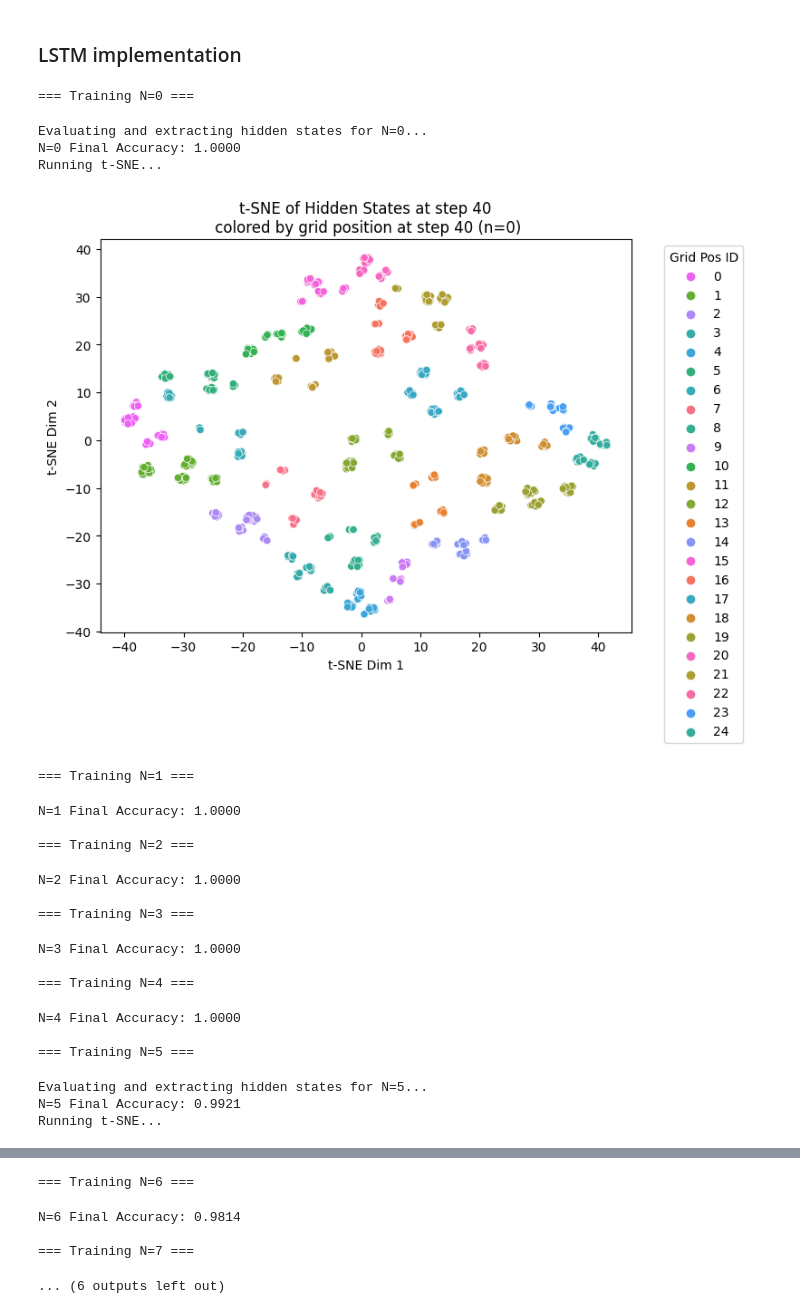
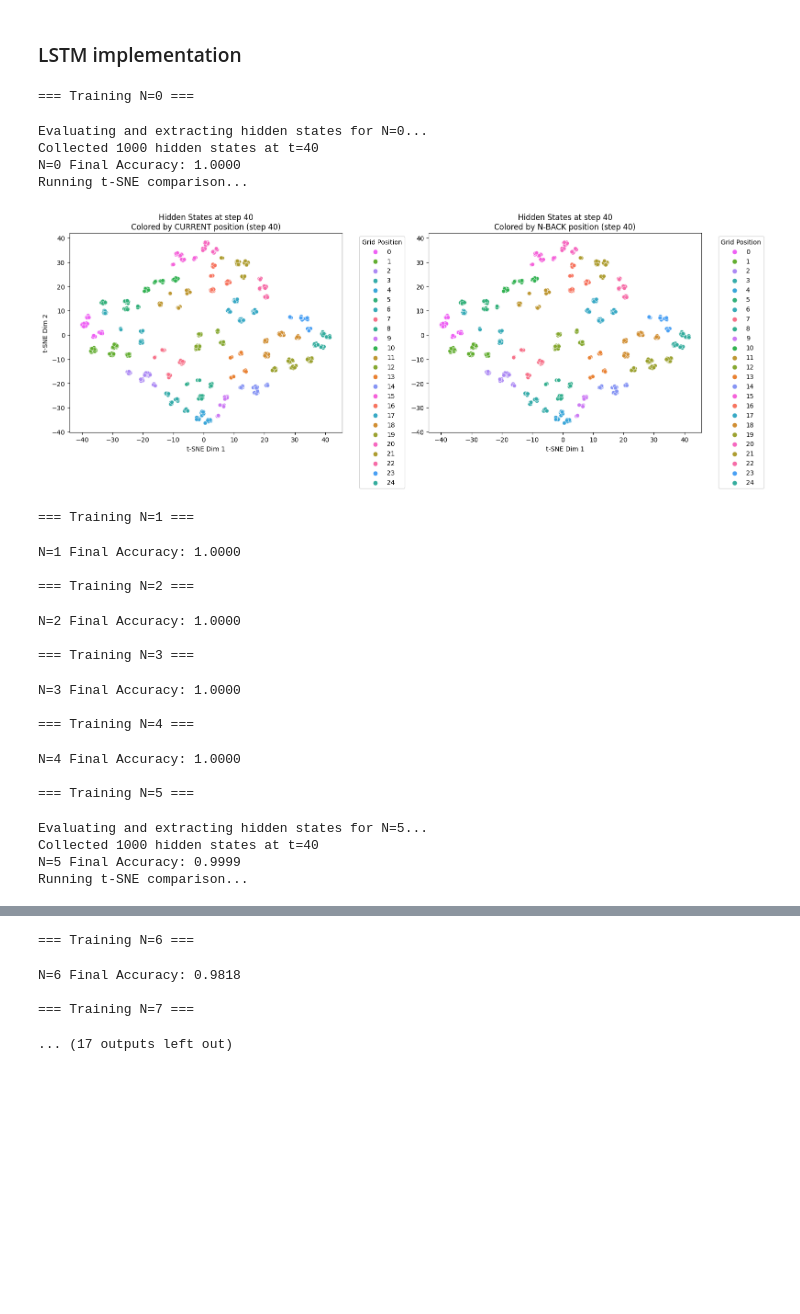
Before and after one commit to neur1s/GridVaders, a Jupyter notebook: lstm.ipynb, the cells around one changed output, grey strips where cells are left out. Drawn from its saved outputs; the diff is of its cells as text; code cells hidden in the pictures; blank space fills up the shorter version.

Commit message:
Add tSNE for current position and N-step back grouping

```diff
--- a/lstm.ipynb
+++ b/lstm.ipynb
@@ -150,7 +158,8 @@ class NBackTrainer:
         self.model.eval()
         correct = total = 0
         all_hidden_states = []
-        all_labels = []
+        current_labels = []
+        nback_labels = []
 
         with torch.no_grad():
             for actions, targets in test_loader:
@@ -169,21 +178,27 @@ class NBackTrainer:
                 correct += (preds == tgts).sum().item()
                 total += tgts.numel()
 
-                if return_hidden_states and time_step is not None and time_step < SEQ_LENGTH:
-                    valid_batch_idx = (targets.shape[1] > time_step + 1)
-                    for i in range(batch_size):
-                        if valid_batch_idx:
-                            hidden = lstm_out[i, time_step, :].cpu().numpy()
-                            label = targets[i, time_step + 1].item()
-                            all_hidden_states.append(hidden)
-                            all_labels.append(label)
+                if return_hidden_states and time_step is not None:
+                    # Check if we have enough sequence length
+                    if time_step < lstm_out.shape[1] and (time_step + 1) < targets.shape[1]:
+                        # Check if we can get n-back position
+                        if (time_step - self.n_back) >= 0:
+                            for i in range(batch_size):
+                                hidden = lstm_out[i, time_step, :].cpu().numpy()
+                                current_label = targets[i, time_step + 1].item() # +1 because we skip the first target
+                                nback_label = targets[i, time_step - self.n_back + 1].item() # +1 because we skip the first target
+
+                                all_hidden_states.append(hidden)
+                                current_labels.append(current_label)
+                                nback_labels.append(nback_label)
 
         acc = correct / total if total > 0 else 0
         if return_hidden_states:
-            return acc, np.array(all_hidden_states), np.array(all_labels)
+            print(f"Collected {len(all_hidden_states)} hidden states at t={time_step}")
+            return acc, np.array(all_hidden_states), np.array(current_labels), np.array(nback_labels)
         return acc
 
-def run_experiment(max_n=10):
+def run_experiment(max_n=20):
     accuracies = []
     for N in range(max_n + 1):
         print(f"\n=== Training N={N} ===")
@@ -191,39 +206,43 @@ def run_experiment(max_n=10):
         trainer.train()
 
         # Evaluate 3 times for stability
-        if N in [0, 5, 10]:  # For selected N, extract hidden states too
+        if N in [0, 5, 10]:  # For selected N, extract hidden states
             print(f"Evaluating and extracting hidden states for N={N}...")
-            acc, hidden_states, labels = trainer.evaluate(return_hidden_states=True, time_step=40)
+            acc, hidden_states, current_labels, nback_labels = trainer.evaluate(
+                return_hidden_states=True,
+                time_step=40
+            )
             accuracies.append(acc)
             print(f"N={N} Final Accuracy: {acc:.4f}")
-            print("Running t-SNE...")
-            plot_tsne(hidden_states, labels, N)
+            print("Running t-SNE comparison...")
+            plot_tsne(hidden_states, current_labels, nback_labels, N)
         else:
             eval_acc = np.mean([trainer.evaluate() for _ in range(3)])
             accuracies.append(eval_acc)
             print(f"N={N} Final Accuracy: {eval_acc:.4f}")
 
     return accuracies
 
 # Run experiment
 accuracies = run_experiment()
 
 # Plot results
 plt.figure(figsize=(10, 5))
 plt.plot(range(len(accuracies)), accuracies, marker='o', linewidth=2, markersize=8)
 plt.xlabel("N-back", fontsize=12)
 plt.ylabel("Accuracy", fontsize=12)
 plt.xticks(range(len(accuracies)))
 plt.grid(True, linestyle='--', alpha=0.7)
 plt.ylim(0, 1.05)
 plt.tight_layout()
 plt.show()
 # %% [output]
 === Training N=0 ===
 Evaluating and extracting hidden states for N=0...
+Collected 1000 hidden states at t=40
 N=0 Final Accuracy: 1.0000
-Running t-SNE...
+Running t-SNE comparison...
-[figure, old version]
+[figure, new version]
 === Training N=1 ===
 N=1 Final Accuracy: 1.0000
 
@@ -238,5 +257,6 @@ N=4 Final Accuracy: 1.0000
 
 === Training N=5 ===
 Evaluating and extracting hidden states for N=5...
-N=5 Final Accuracy: 0.9921
-Running t-SNE...
+Collected 1000 hidden states at t=40
+N=5 Final Accuracy: 0.9999
+Running t-SNE comparison...
@@ -244,5 +264,5 @@ Running t-SNE...
 === Training N=6 ===
-N=6 Final Accuracy: 0.9814
+N=6 Final Accuracy: 0.9818
 
 === Training N=7 ===
-... (6 outputs left out)
+... (17 outputs left out)
```
Also changed, not shown: parts of 2 cells of this notebook.
